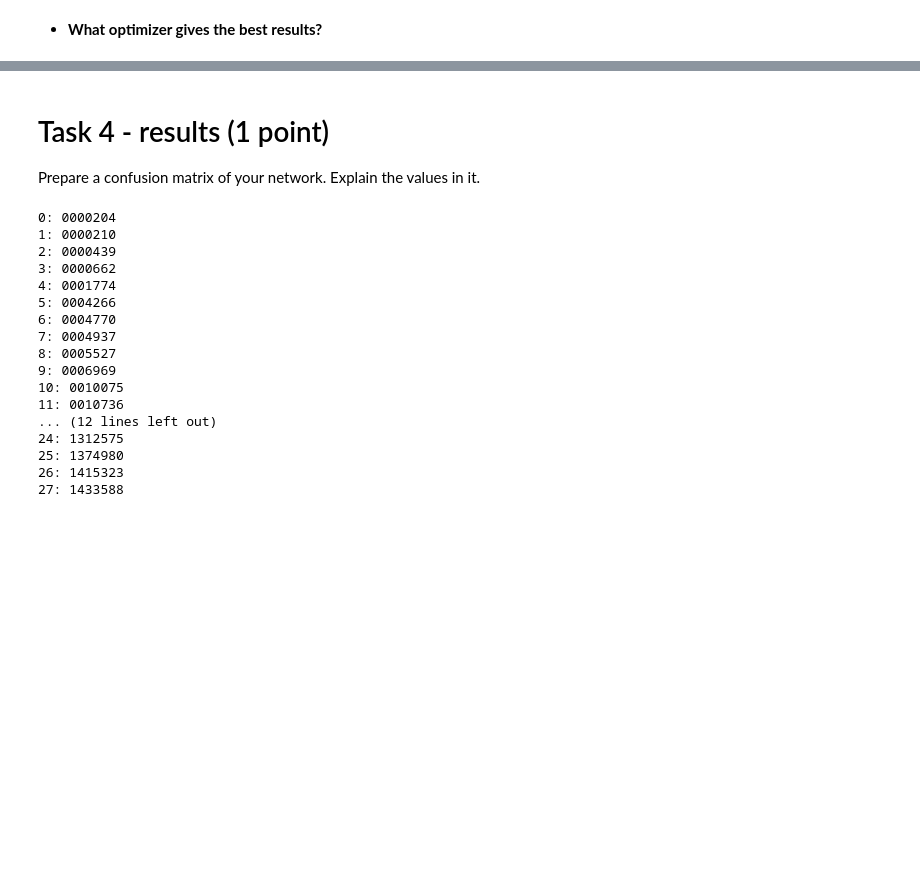
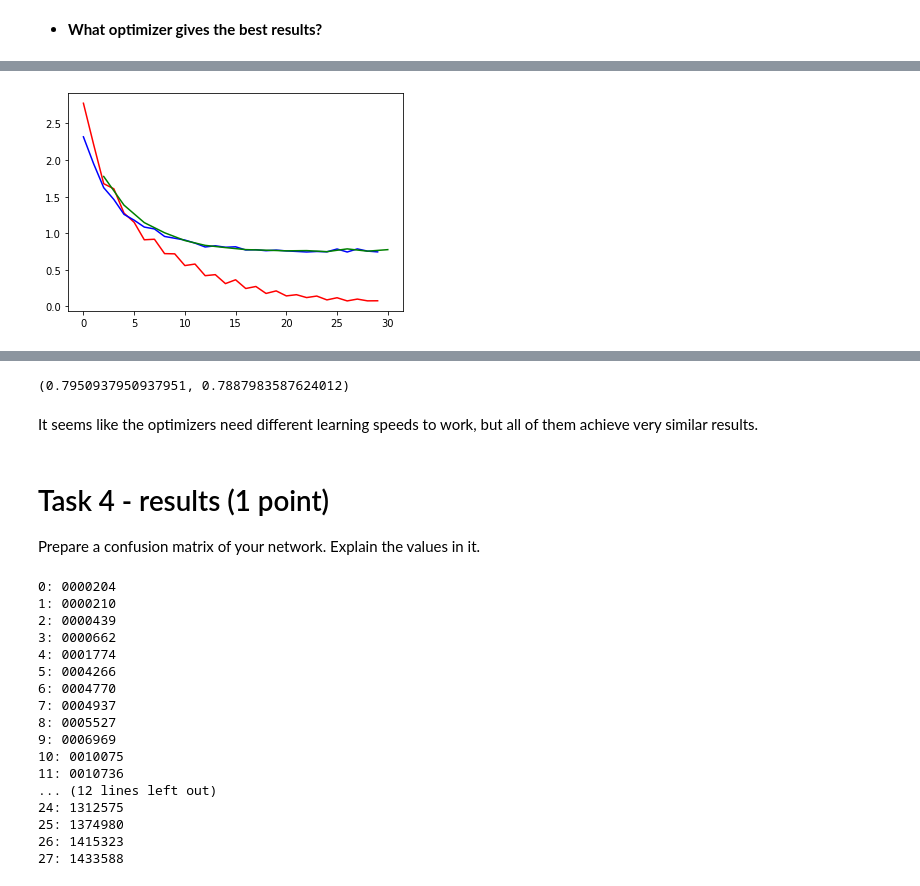
Before and after one commit to mnaruniec/GSN-Image-Classification, a Jupyter notebook: Assignment1.ipynb, the cells around one changed output, grey strips where cells are left out. Drawn from its saved outputs; the diff is of its cells as text; code cells hidden in the pictures; blank space fills up the shorter version.

```diff
--- a/Assignment1.ipynb
+++ b/Assignment1.ipynb
@@ -556,3 +721,4 @@ CelebrityTrainer(optimizer_lambda=adagrad).train()
 # %%
-rmsprop = partial(optim.Adam, lr=DEFAULT_LR, weight_decay=DEFAULT_WEIGHT_DECAY)
+rmsprop = partial(optim.RMSprop, lr=DEFAULT_LR, weight_decay=DEFAULT_WEIGHT_DECAY)
 CelebrityTrainer(optimizer_lambda=rmsprop).train()
+# %% [output]
@@ -558,0 +742 @@ CelebrityTrainer(optimizer_lambda=rmsprop).train()
+[figure, added]
@@ -559,3 +746,6 @@ CelebrityTrainer(optimizer_lambda=rmsprop).train()
+(0.7950937950937951, 0.7887983587624012)
+# %% [markdown]
+It seems like the optimizers need different learning speeds to work, but all of them achieve very similar results.
 # %% [markdown]
 # Task 4 - results (1 point)
 
```
Also changed, not shown: parts of 19 cells of this notebook.
